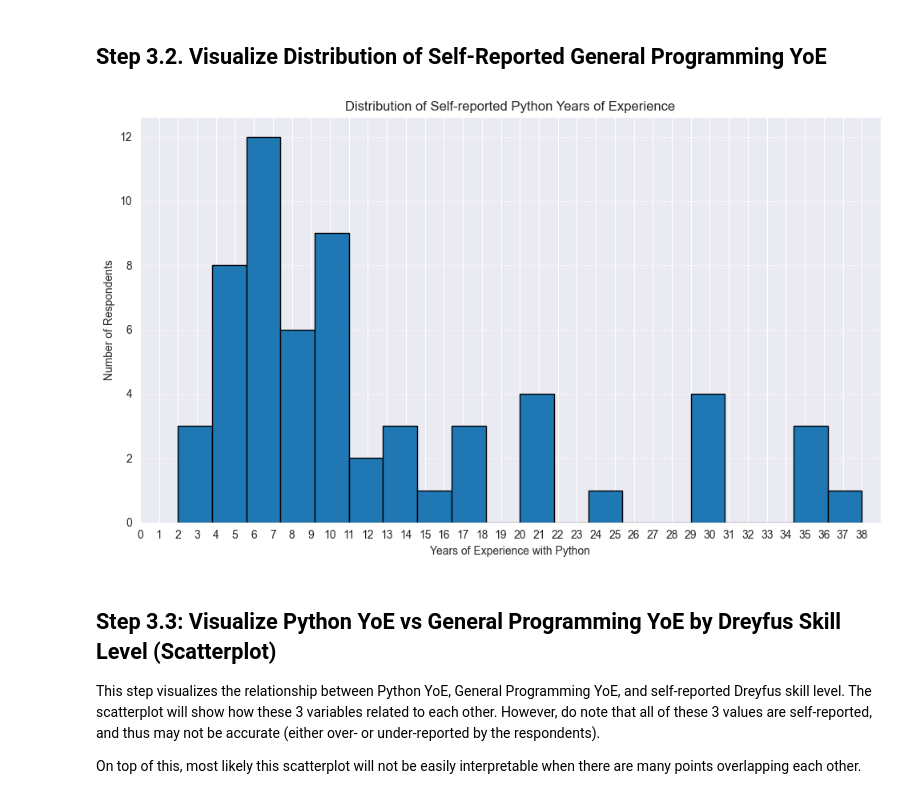
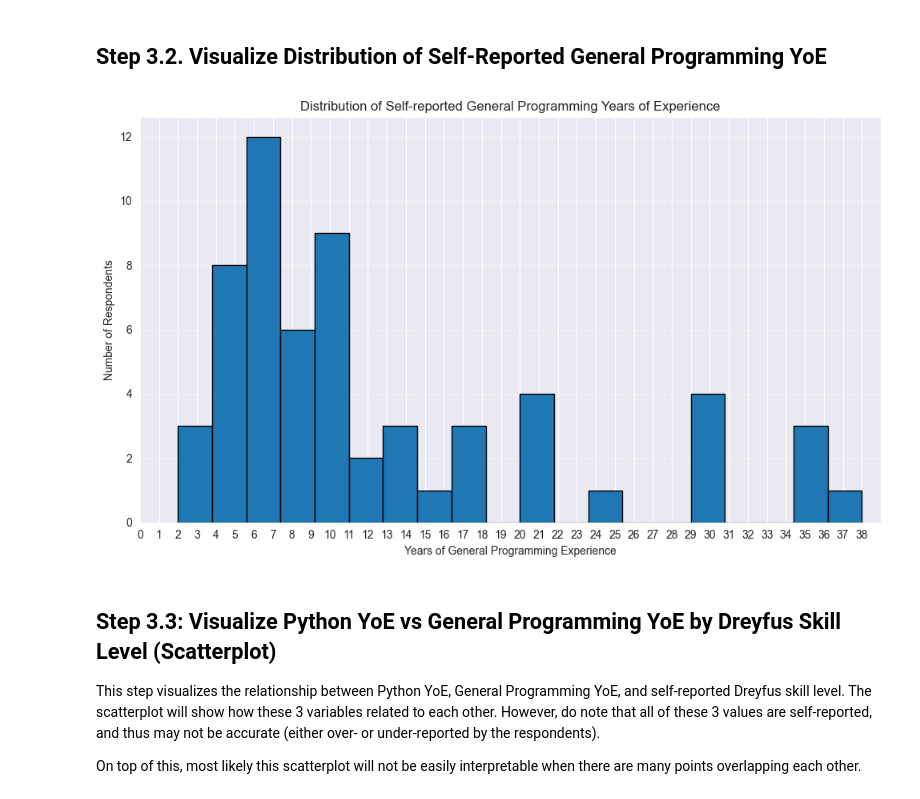
Before and after one commit to alemoraru/exceed-python-skill-assessment, a Jupyter notebook: notebooks/03_visualization.ipynb, the cells around one changed output. Cells and saved outputs as stored; diff of their text form; code cells hidden in the pictures.

```diff
--- a/notebooks/03_visualization.ipynb
+++ b/notebooks/03_visualization.ipynb
@@ -126,26 +126,26 @@ plt.show()
 # %%
 # Set the path to the Qualtrics CSV file (adjust as needed, but default is in the same directory)
 file_path = "../data/survey_results_02_06_2025.csv"
 
 # 1. Load data (Qualtrics exports are semicolon‑delimited by default)
 df = pd.read_csv(file_path, sep=';')
 
 # 2. Keep only respondents who finished the survey
 c_df = df[df["Finished"] == 1].copy()
 
 # 3. Visualize distribution of self-reported Python YoE
 plt.figure(figsize=(10, 6))
 c_df['Q2.3'].hist(bins=20, edgecolor='black')
-plt.title('Distribution of Self-reported Python Years of Experience')
-plt.xlabel('Years of Experience with Python')
+plt.title('Distribution of Self-reported General Programming Years of Experience')
+plt.xlabel('Years of General Programming Experience')
 plt.ylabel('Number of Respondents')
 plt.xticks(range(0, int(c_df['Q2.3'].max()) + 1))
 plt.xlim(0, c_df['Q2.3'].max() + 1)
 plt.grid(axis='y', linestyle='--', alpha=0.7)
 plt.tight_layout()
 plt.show()
 # %% [output]
-[figure, old version]
+[figure, new version]
 # %% [markdown]
 ## Step 3.3: Visualize Python YoE vs General Programming YoE by Dreyfus Skill Level (Scatterplot)
 
```
Also changed, not shown: parts of 3 cells of this notebook, 7 other files.
